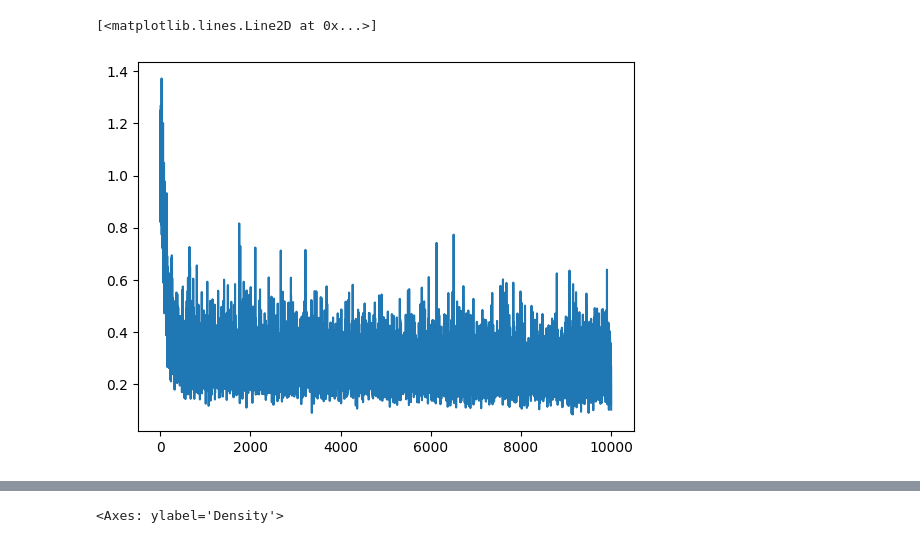
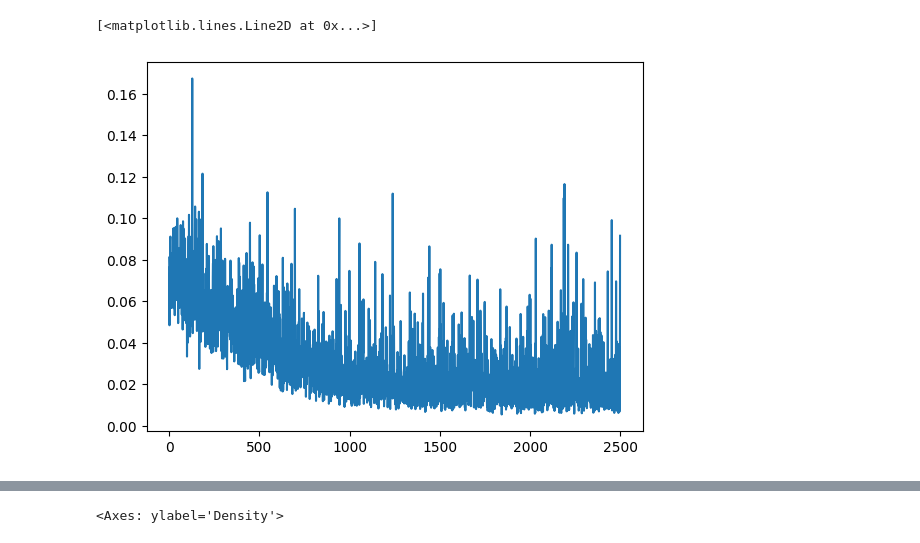
Before and after one commit to MUCDK/genot, a Jupyter notebook: notebooks_gen_model/1d_simulated/1d_simulated_data.ipynb, the cells around one changed output, grey strips where cells are left out. Cells and saved outputs as stored; diff of their text form; code cells hidden in the pictures.

```diff
--- a/notebooks_gen_model/1d_simulated/1d_simulated_data.ipynb
+++ b/notebooks_gen_model/1d_simulated/1d_simulated_data.ipynb
@@ -45,2 +55,12 @@ otfm = OTFlowMatching(neural_net, epsilon=1e-2, input_dim=1, output_dim=1, itera
+# %%
+#neural_net = MLP_FM3(1, 32, 32, 32, n_frequencies=10)
+#neural_net = MLP_FM(1, [64, 64, 64, 64], n_frequencies=1)
+neural_net = MLP_FM_VAE(1, 32, 32, 32)
+# %%
+#cosine_decay_scheduler = optax.cosine_decay_schedule(1e-3, decay_steps=1_000, alpha=0.95)
+#optimizer = optax.adamw(learning_rate=cosine_decay_scheduler)
+#latent_to_data_solver = ott.solvers.linear.sinkhorn.Sinkhorn()
+
+otfm = OTFlowMatching(neural_net, epsilon=1e-3, input_dim=1, output_dim=1, iterations=3_000, noise_std=1e-1)
 # %%
 otfm(source, target, 64, 64)
@@ -50,7 +67,7 @@ Skipping registering GPU devices...
 # %%
-plt.plot(np.arange(len(otfm.metrics["loss"])), otfm.metrics["loss"])
+plt.plot(np.arange(len(otfm.metrics["loss"][500:])), otfm.metrics["loss"][500:])
 # %% [output]
 [<matplotlib.lines.Line2D at 0x...>]
-[figure, old version]
+[figure, new version]
 # %%
 res,_ = otfm.transport(source, seed=0)
```
Also changed, not shown: parts of 27 cells of this notebook, 4 other files.
